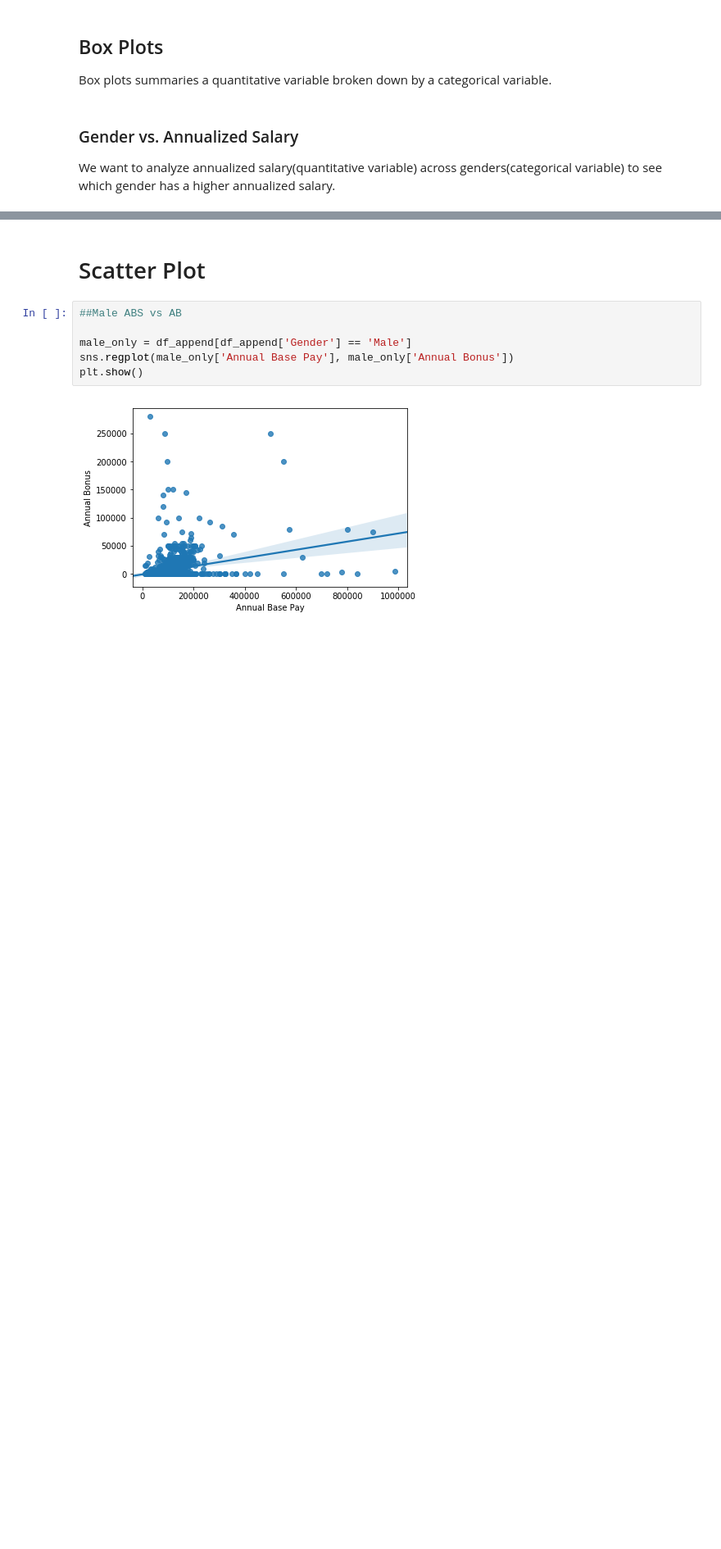
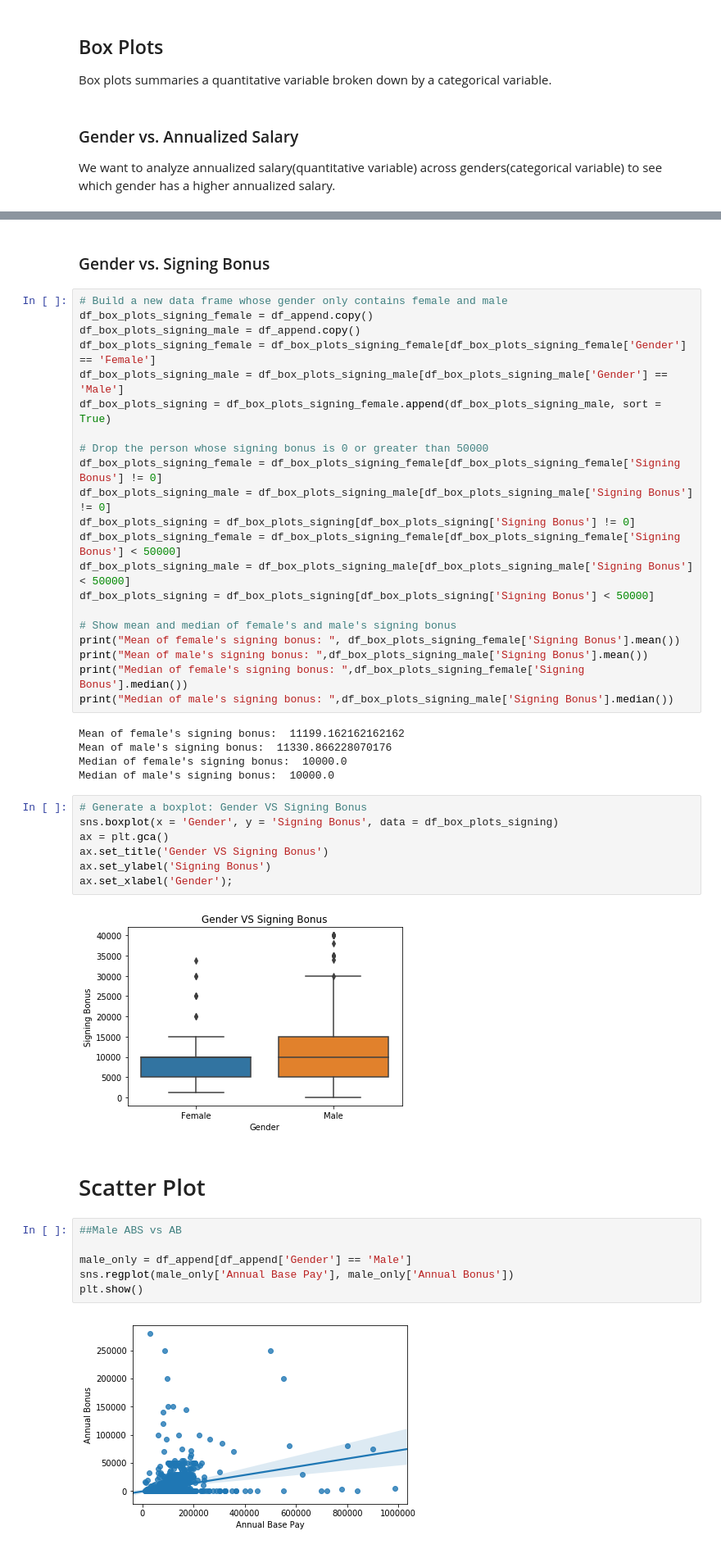
Before and after one commit to stt045/Projects, a Jupyter notebook: FinalProject.ipynb, the cells around one changed output, grey strips where cells are left out. Shown: that part at 82% size. Drawn from its saved outputs; the diff is of its cells as text; blank space fills up the shorter version.

```diff
--- a/FinalProject.ipynb
+++ b/FinalProject.ipynb
@@ -258,3 +296,40 @@ ax.set_xlabel('Gender');
+# %% [markdown]
+### Gender vs. Signing Bonus
+# %%
+# Build a new data frame whose gender only contains female and male
+df_box_plots_signing_female = df_append.copy()
+df_box_plots_signing_male = df_append.copy()
+df_box_plots_signing_female = df_box_plots_signing_female[df_box_plots_signing_female['Gender'] == 'Female']
+df_box_plots_signing_male = df_box_plots_signing_male[df_box_plots_signing_male['Gender'] == 'Male']
+df_box_plots_signing = df_box_plots_signing_female.append(df_box_plots_signing_male, sort = True)
+
+# Drop the person whose signing bonus is 0 or greater than 50000
+df_box_plots_signing_female = df_box_plots_signing_female[df_box_plots_signing_female['Signing Bonus'] != 0]
+df_box_plots_signing_male = df_box_plots_signing_male[df_box_plots_signing_male['Signing Bonus'] != 0]
+df_box_plots_signing = df_box_plots_signing[df_box_plots_signing['Signing Bonus'] != 0]
+df_box_plots_signing_female = df_box_plots_signing_female[df_box_plots_signing_female['Signing Bonus'] < 50000]
+df_box_plots_signing_male = df_box_plots_signing_male[df_box_plots_signing_male['Signing Bonus'] < 50000]
+df_box_plots_signing = df_box_plots_signing[df_box_plots_signing['Signing Bonus'] < 50000]
+
+# Show mean and median of female's and male's signing bonus
+print("Mean of female's signing bonus: ", df_box_plots_signing_female['Signing Bonus'].mean())
+print("Mean of male's signing bonus: ",df_box_plots_signing_male['Signing Bonus'].mean())
+print("Median of female's signing bonus: ",df_box_plots_signing_female['Signing Bonus'].median())
+print("Median of male's signing bonus: ",df_box_plots_signing_male['Signing Bonus'].median())
+# %% [output]
+Mean of female's signing bonus:  11199.162162162162
+Mean of male's signing bonus:  11330.866228070176
+Median of female's signing bonus:  10000.0
+Median of male's signing bonus:  10000.0
+# %%
+# Generate a boxplot: Gender VS Signing Bonus
+sns.boxplot(x = 'Gender', y = 'Signing Bonus', data = df_box_plots_signing)
+ax = plt.gca()
+ax.set_title('Gender VS Signing Bonus')
+ax.set_ylabel('Signing Bonus')
+ax.set_xlabel('Gender');
+# %% [output]
+[figure, added]
 # %% [markdown]
 # Scatter Plot
 # %%
```
Also changed, not shown: parts of 6 cells of this notebook.
